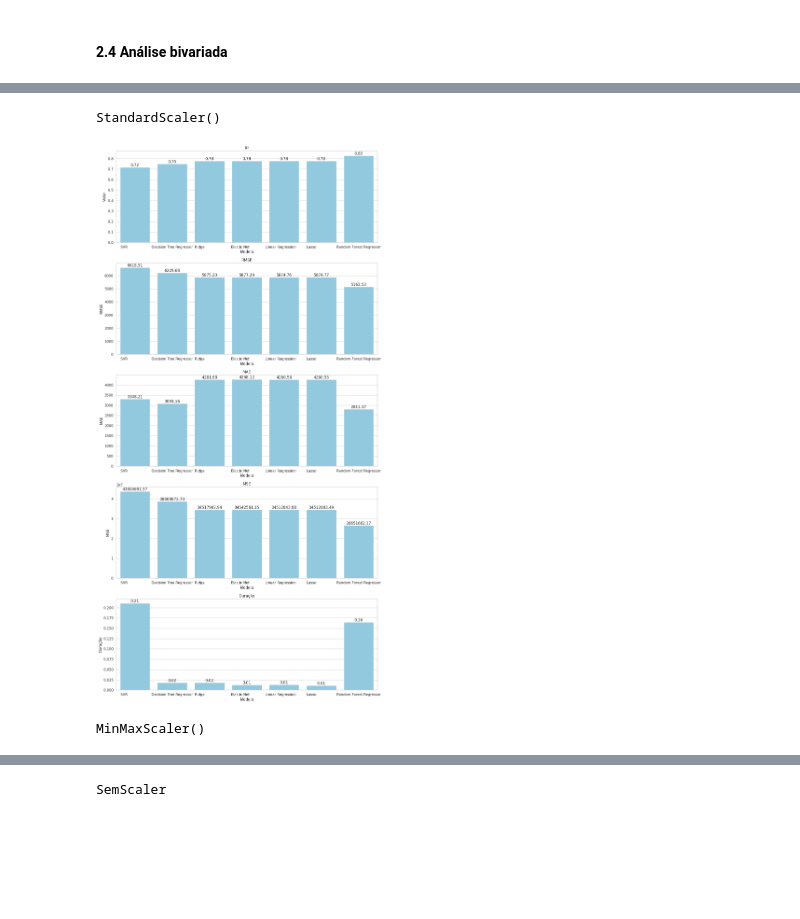
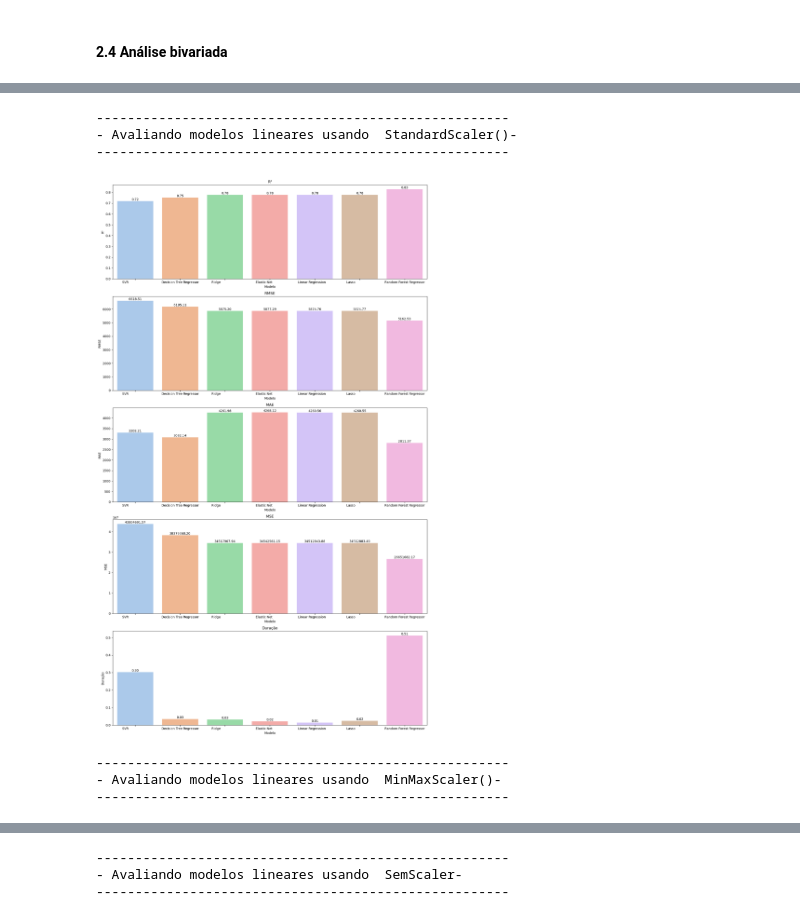
Before and after one commit to leonardoramires/fiap-ia4devs, a Jupyter notebook: tech-challenge/fase1/03_prediction.ipynb, the cells around one changed output, grey strips where cells are left out. Drawn from its saved outputs; the diff is of its cells as text; code cells hidden in the pictures; blank space fills up the shorter version.

```diff
--- a/tech-challenge/fase1/03_prediction.ipynb
+++ b/tech-challenge/fase1/03_prediction.ipynb
@@ -70,6 +72,6 @@ from sklearn.model_selection import cross_val_score
 warnings.filterwarnings('ignore')
 # %%
-df = pd.read_csv("/content/insurance.csv")
+df = pd.read_csv("02_insurance.csv")
 df.head()
 # %% [output]
 |  | age | sex | bmi | children | smoker | region | charges |
@@ -220,0 +218,4 @@ plt.show()
+# %%
+# Criando coluna boolena para identificar se tem filho ou não
+df.loc[df["children"] > 0, "has_children"] = "yes"
+df["has_children"].fillna("no", inplace=True)
@@ -344,6 +335,7 @@ label_encoder = preprocessing.LabelEncoder()
 df_coded = df.copy()
 df_coded['sex'] = label_encoder.fit_transform(df_coded['sex'])
 df_coded['smoker'] = label_encoder.fit_transform(df_coded['smoker'])
+df_coded['has_children'] = label_encoder.fit_transform(df_coded['has_children'])
 
 dummy_region = pd.get_dummies(df_coded['region'], prefix='dummy')
 df_coded = pd.concat([df_coded, dummy_region], axis=1)
@@ -476,36 +597,40 @@ df_results = [
 # %%
 def generate_graphs(df_results):
 
-  # Listando as métricas para iterar sobre elas
-  metrics = ['R²', 'RMSE', 'MAE', 'MSE', 'Duração']
+    # Listando as métricas para iterar sobre elas
+    metrics = ['R²', 'RMSE', 'MAE', 'MSE', 'Duração']
 
-  # Configurando os subplots
-  fig, axes = plt.subplots(len(metrics), 1, figsize=(13, 25), sharey=False)
+    # Configurando a paleta de cores
+    palette = sns.color_palette('pastel')
 
-  # Criando um gráfico de barras para cada métrica
-  for i, metric in enumerate(metrics):
-    # axes[i].bar(df_results['Modelo'], df_results[metric], color="skyblue")
-    sns.barplot(data=df_results, x='Modelo', y=metric, ax=axes[i], color="skyblue")
-    axes[i].set_title(metric)
-    axes[i].set_xlabel('Modelo')
+    # Configurando os subplots
+    fig, axes = plt.subplots(len(metrics), 1, figsize=(15, 25), sharey=False)
 
+    # Criando um gráfico de barras para cada métrica
+    for i, metric in enumerate(metrics):
+        sns.barplot(data=df_results, x='Modelo', y=metric, ax=axes[i], palette=palette)
+        axes[i].set_title(metric)
+        axes[i].set_xlabel('Modelo')
+        for bar in axes[i].containers[0]:
+            axes[i].text(bar.get_x() + bar.get_width() / 2, bar.get_height(),
+                          f'{bar.get_height():.2f}', ha='center', va='bottom')
 
     if i == 0:
         axes[i].set_ylabel('Valor')
 
-    for bar in axes[i].containers[0]:
-        axes[i].text(bar.get_x() + bar.get_width() / 2, bar.get_height(),
-                      f'{bar.get_height():.2f}', ha='center', va='bottom')
-
-  # Ajusta o layout para evitar sobreposição
-  plt.tight_layout()
-  plt.show()
+    # Ajusta o layout para evitar sobreposição
+    plt.tight_layout()
+    plt.show()
 
 for r in df_results:
-  r["Scaler"].fillna("SemScaler", inplace=True)
-  print(r["Scaler"].unique()[0])
-  generate_graphs(r)
+    r["Scaler"].fillna("SemScaler", inplace=True)
+    print_scaler(r["Scaler"].unique()[0])
+    generate_graphs(r)
 # %% [output]
-StandardScaler()
+-----------------------------------------------------
+- Avaliando modelos lineares usando  StandardScaler()-
+-----------------------------------------------------
-[figure, old version]
+[figure, new version]
-MinMaxScaler()
+-----------------------------------------------------
+- Avaliando modelos lineares usando  MinMaxScaler()-
+-----------------------------------------------------
@@ -513 +638,3 @@ MinMaxScaler()
-SemScaler
+-----------------------------------------------------
+- Avaliando modelos lineares usando  SemScaler-
+-----------------------------------------------------
```
Also changed, not shown: parts of 52 cells of this notebook.
